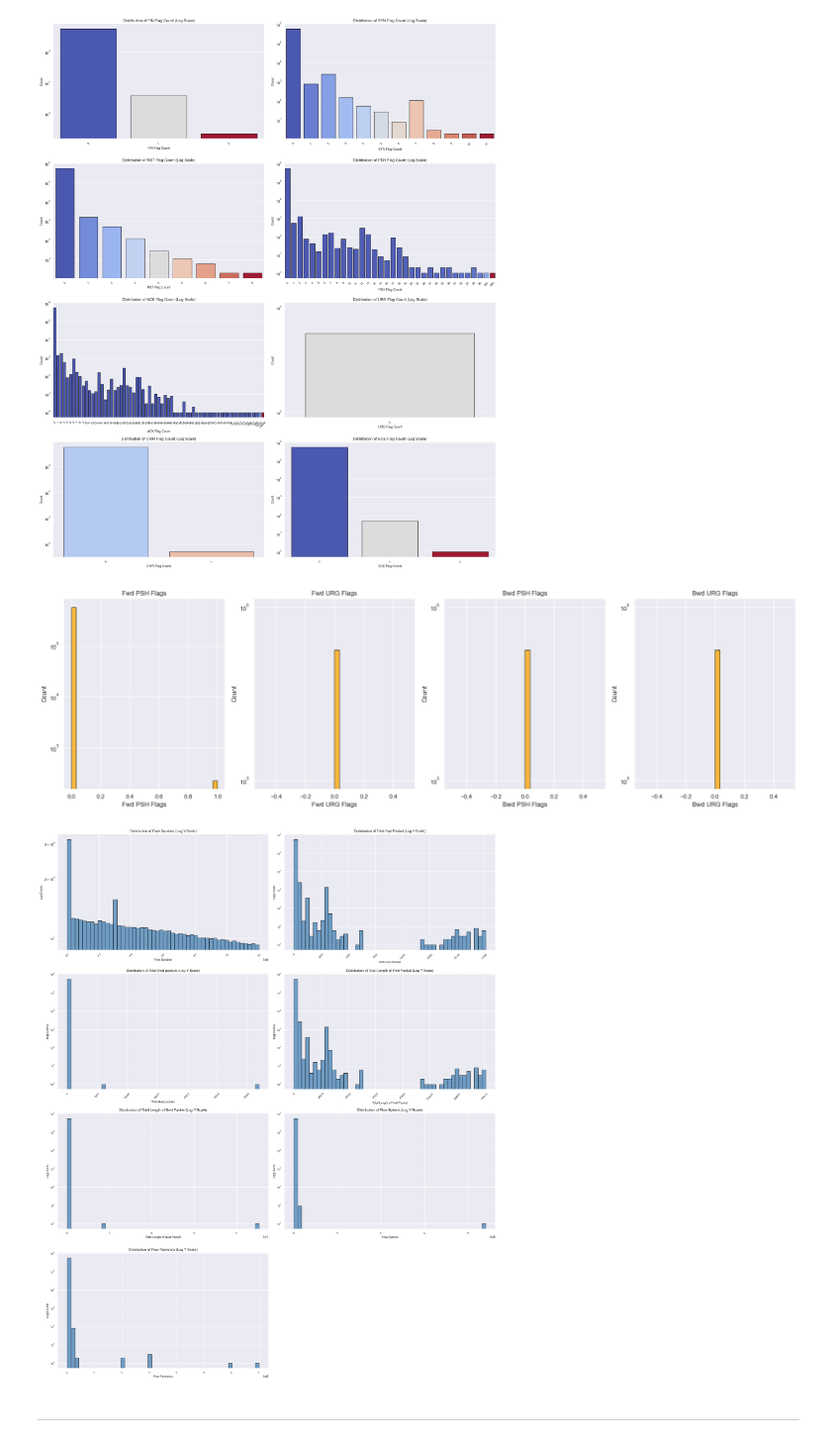
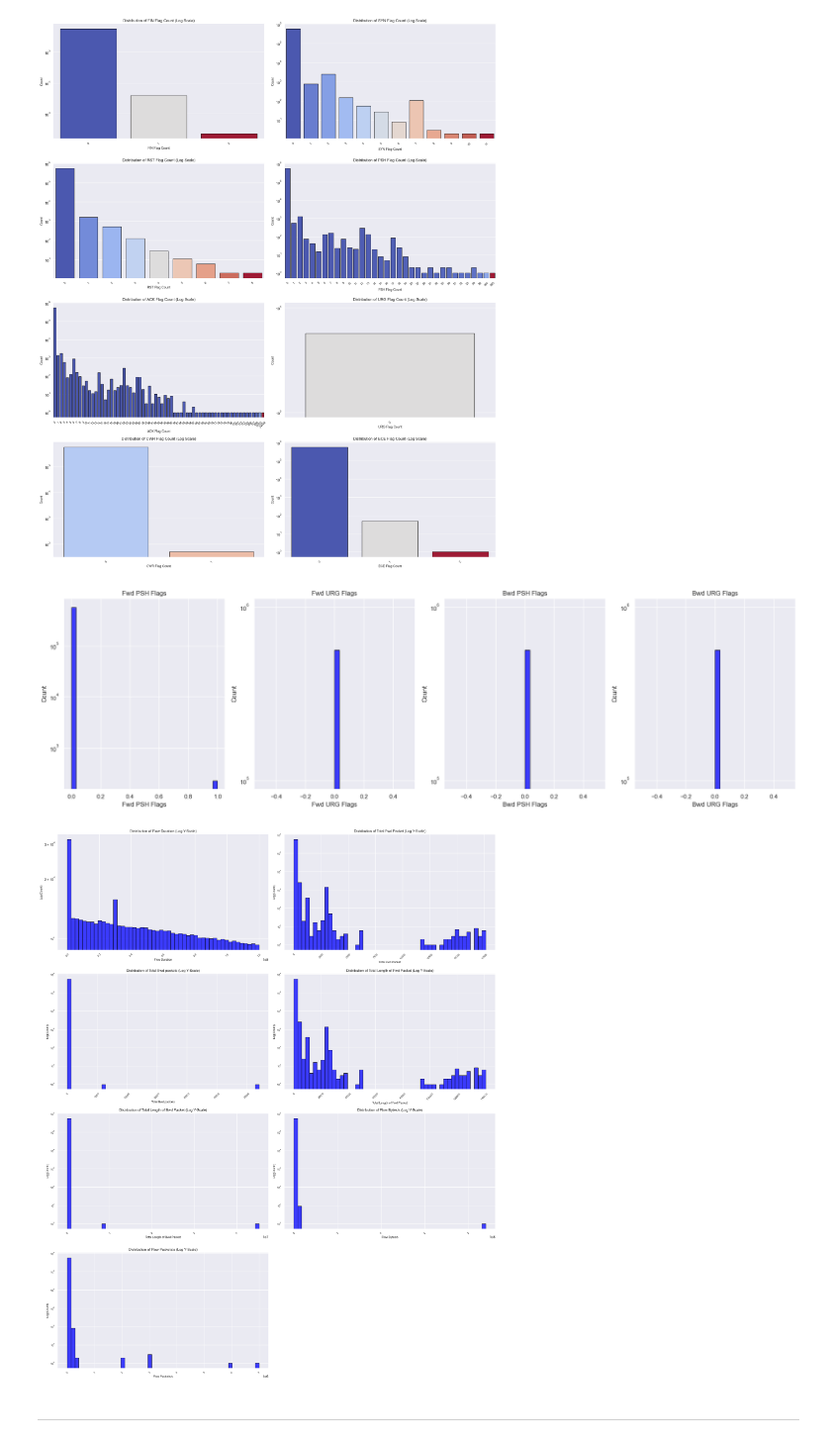
Before and after one commit to Totally-Kyle/The-CyberChase, a Jupyter notebook: EDA.ipynb, the cells around one changed output. Shown at 99% size. Saved outputs shown, nothing was run; the diff lists cells and outputs as text; code cells hidden in the pictures.

```diff
--- a/EDA.ipynb
+++ b/EDA.ipynb
@@ -148,7 +138,26 @@ for ip in Feb7['Src IP']:
     locations.append(location_str)
 
 # Add the list of locations as a new column called 'Location' in the DataFrame.
-Feb7['Location'] = locations
+Feb7['Source Location'] = locations
+
+
+
+# Initialize list to hold destination (target) locations
+Destination_locations = []
+
+# Loop through each destination IP address
+for ip in Feb7['Dst IP']:
+    try:
+        response = reader.city(ip)
+        country = response.country.name or "Unknown Country"
+        city = response.city.name or "Unknown City"
+        location_str = f"{country}"
+    except Exception as e:
+        location_str = f"Error: {e}"
+    Destination_locations.append(location_str)
+
+# Add to DataFrame with clear name indicating destination IP location
+Feb7['Destination Location'] = Destination_locations
 # %% [markdown]
 ---
 # %% [markdown]
@@ -256,7 +297,7 @@ dir_flags = ['Fwd PSH Flags', 'Fwd URG Flags', 'Bwd PSH Flags', 'Bwd URG Flags']
 fig, axes = plt.subplots(1, 4, figsize=(20, 6))
 
 for i, col in enumerate(dir_flags):
-    sns.histplot(Feb7[col], ax=axes[i], bins=30, color='orange', edgecolor= "black")
+    sns.histplot(Feb7[col], ax=axes[i], bins=30, color='blue', edgecolor= "black")
     axes[i].set_yscale('log')
     axes[i].set_title(col)
     axes[i].set_ylabel('Count')
@@ -264,42 +305,42 @@ for i, col in enumerate(dir_flags):
 plt.tight_layout()
 plt.show()
 # %% [output]
-[figure, old version]
+[figure, new version]
 # %%
 # Continuous columns
 continuous_cols = [
     "Flow Duration",
     "Total Fwd Packet",
     "Total Bwd packets",
     "Total Length of Fwd Packet",
     "Total Length of Bwd Packet",
     "Flow Bytes/s",
     "Flow Packets/s"
 ]
 
 # Set up plot grid
 fig, axes = plt.subplots(nrows=4, ncols=2, figsize=(20, 24))
 axes = axes.flatten()
 
 # Loop through columns and create histograms
 for i, col in enumerate(continuous_cols):
     ax = axes[i]
     sns.histplot(Feb7[col], ax=ax, bins=50,
-                 edgecolor="black", color="steelblue")
+                 edgecolor="black", color="blue")
     ax.set_yscale("log")  # Log scale on Y-axis
     ax.set_title(f"Distribution of {col} (Log Y-Scale)", fontsize=11)
     ax.set_xlabel(col, fontsize=9)
     ax.set_ylabel("Log(Count)", fontsize=9)
     ax.tick_params(axis='x', rotation=45, labelsize=8)
     ax.tick_params(axis='y', labelsize=8)
 
 # Hide the unused 8th subplot
 axes[-1].set_visible(False)
 
 plt.tight_layout()
 plt.show()
 # %% [output]
-[figure, old version]
+[figure, new version]
 # %% [markdown]
 ---
 # %% [markdown]
```
Also changed, not shown: parts of 13 cells of this notebook.
